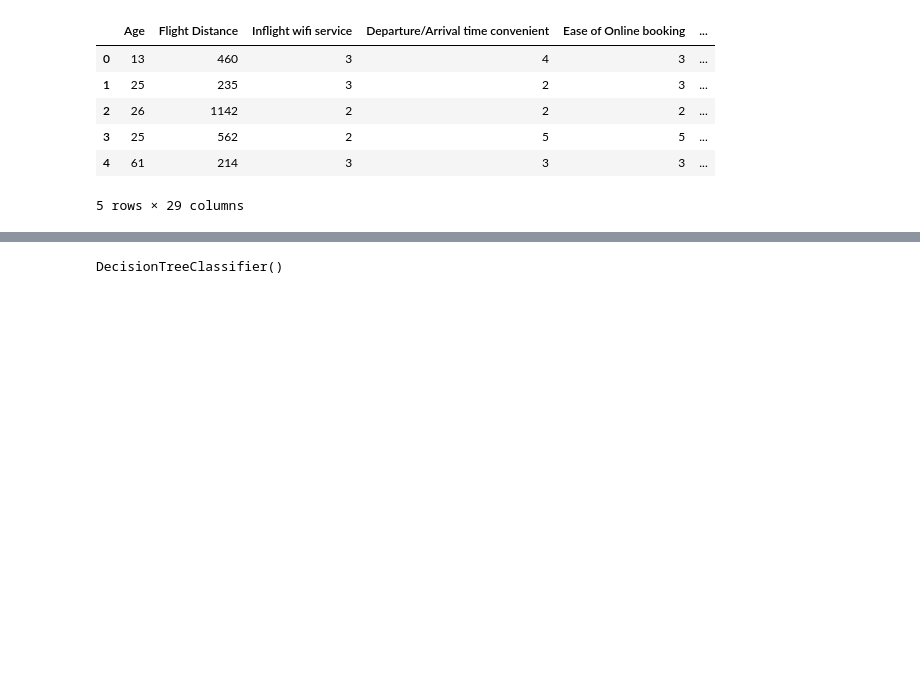
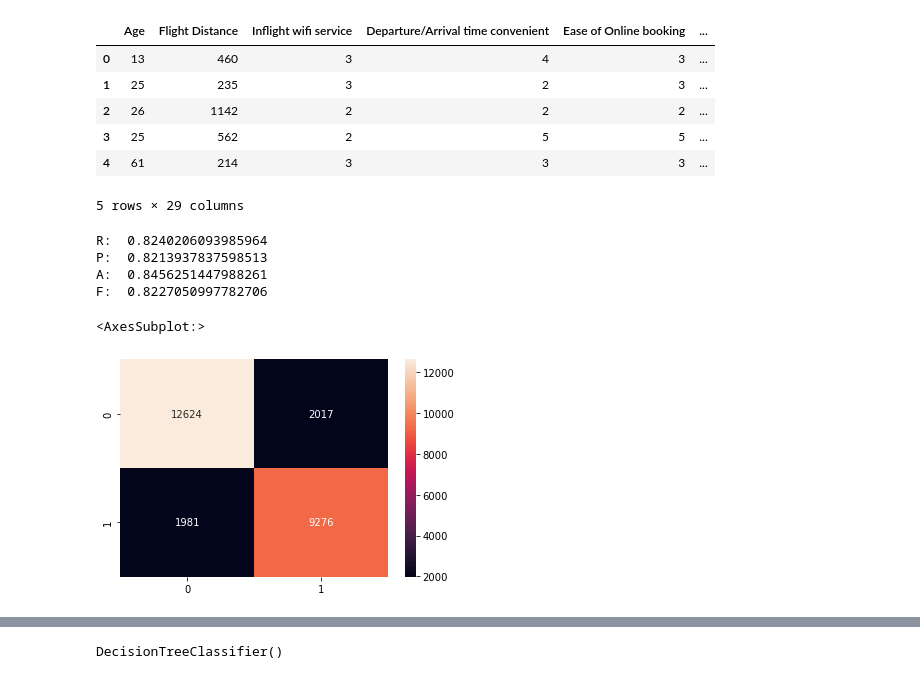
Before and after one commit to AnthonyCampbell208/SC22-BatchB-Frenzied-Physcists, a Jupyter notebook: final_project/model_training.ipynb, the cells around one changed output, grey strips where cells are left out. Drawn from its saved outputs; the diff is of its cells as text; code cells hidden in the pictures; blank space fills up the shorter version.

```diff
--- a/final_project/model_training.ipynb
+++ b/final_project/model_training.ipynb
@@ -103,6 +107,34 @@ target = airline_df['Satisfied']
 input_columns = airline_df.loc[:, airline_df.columns != "Satisfied"]
 # %%
 x_train, x_test, y_train, y_test = train_test_split(input_columns, target, train_size=0.8)
+# %%
+SGD_model = SGDClassifier(loss="perceptron", penalty="l2", max_iter=10000)
+
+SGD_model.fit(x_train, y_train)
+
+SGD_hat = SGD_model.predict(x_test)
+
+recall = sklearn.metrics.recall_score(y_test, SGD_hat)
+precision = sklearn.metrics.precision_score(y_test, SGD_hat)
+accuracy = sklearn.metrics.accuracy_score(y_test, SGD_hat)
+f_measure = sklearn.metrics.f1_score(y_test, SGD_hat)
+print("R: ", recall)
+print("P: ", precision)
+print("A: ", accuracy)
+print("F: ", f_measure)
+
+from sklearn.metrics import confusion_matrix
+import seaborn as sns
+sns.heatmap(confusion_matrix(y_test, SGD_hat), annot=True, fmt='g')
+
+# IVan
+# %% [output]
+R:  0.8240206093985964
+P:  0.8213937837598513
+A:  0.8456251447988261
+F:  0.8227050997782706
+<AxesSubplot:>
+[figure, added]
 # %%
 NB_model = CategoricalNB()
 
```
Also changed, not shown: parts of 21 cells of this notebook, 6 other files.
